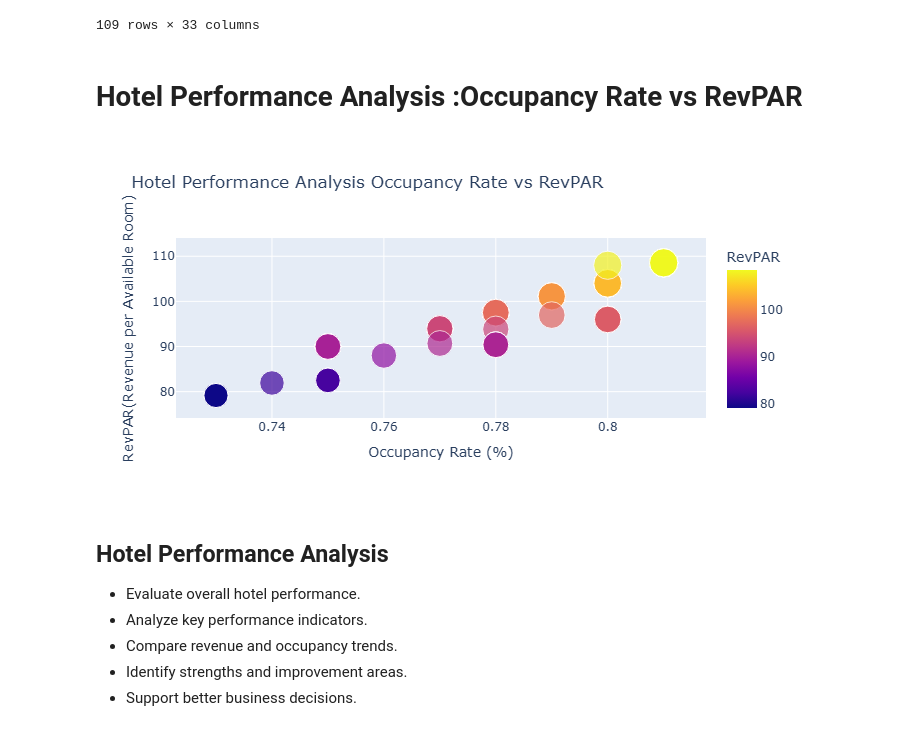
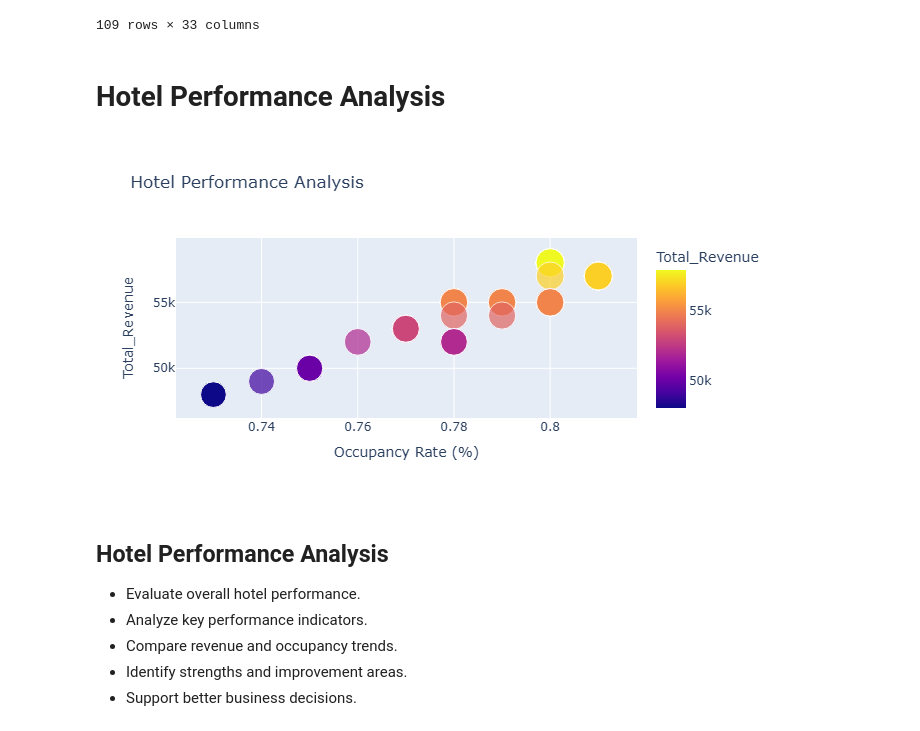
Before and after one commit to harmalmarwaha-lgtm/Hotel-Revenue-Dashboard, a Jupyter notebook: Data cleaning and preprocessing.ipynb, the cells around one changed output. Cells and saved outputs as stored; diff of their text form; code cells hidden in the pictures.

```diff
--- a/Data cleaning and preprocessing.ipynb
+++ b/Data cleaning and preprocessing.ipynb
@@ -450,13 +450,13 @@ numeric_df
 | 108 | 7 | 2 | 0 | 50000 | 78000 | 43000 | 0.73 | 115 | 79.15 | ... |
 109 rows × 33 columns
 # %% [markdown]
-# Hotel Performance Analysis :Occupancy Rate vs RevPAR
+# Hotel Performance Analysis
 # %%
-fig = px.scatter(df,x="Occupancy_Rate",y="RevPAR",color="RevPAR",size="RevPAR",hover_data=["ADR"],title="Hotel Performance Analysis Occupancy Rate vs RevPAR")
-fig.update_layout(xaxis_title="Occupancy Rate (%)",yaxis_title="RevPAR(Revenue per Available Room)")
+fig = px.scatter(df,x="Occupancy_Rate",y="Total_Revenue",color="Total_Revenue",size="Total_Revenue",title="Hotel Performance Analysis")
+fig.update_layout(xaxis_title="Occupancy Rate (%)",yaxis_title="Total_Revenue")
 fig.show()
 # %% [output]
-[figure, old version]
+[figure, new version]
 # %% [markdown]
 ## Hotel Performance Analysis
 - Evaluate overall hotel performance.
```
Also changed, not shown: parts of 14 cells of this notebook, 1 other file.
